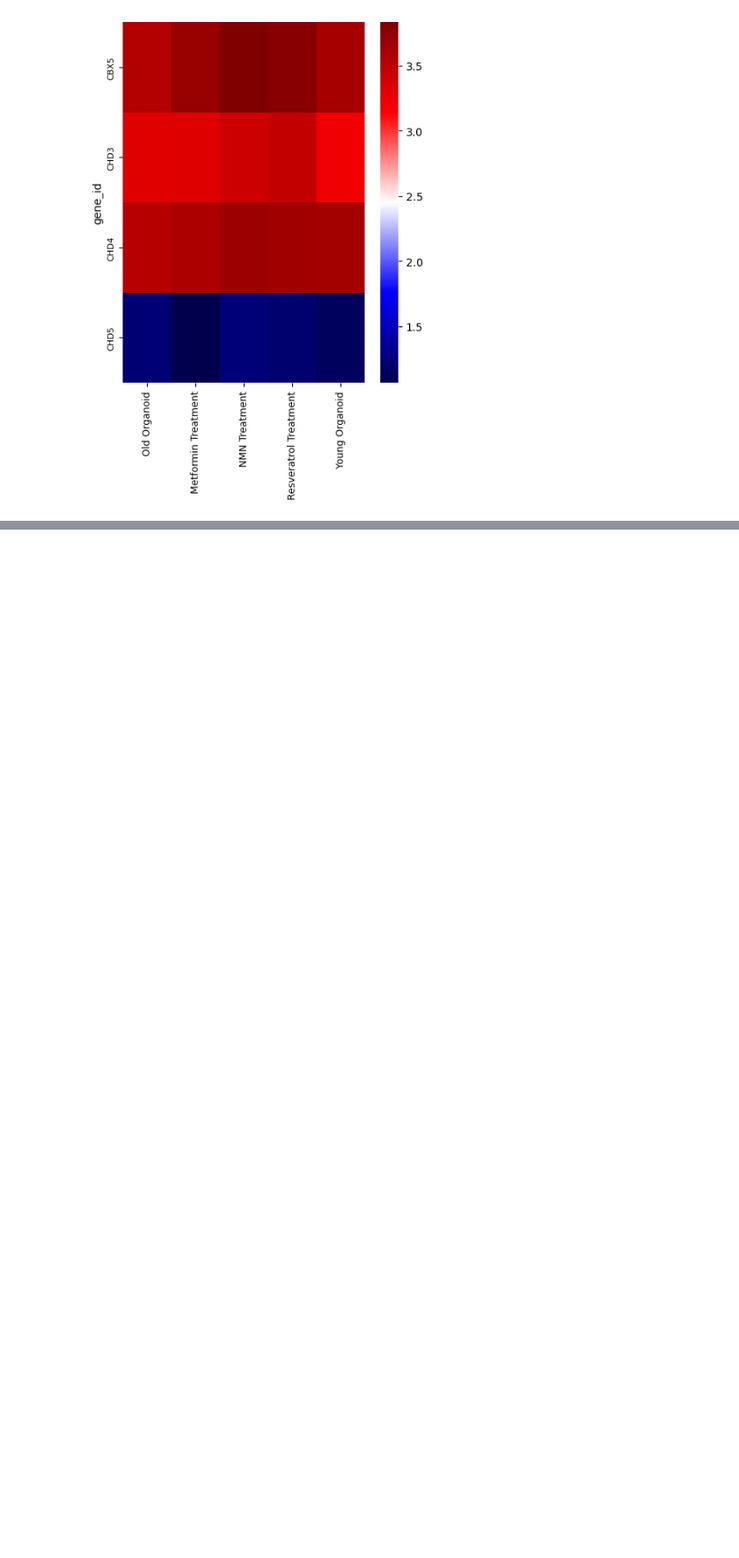
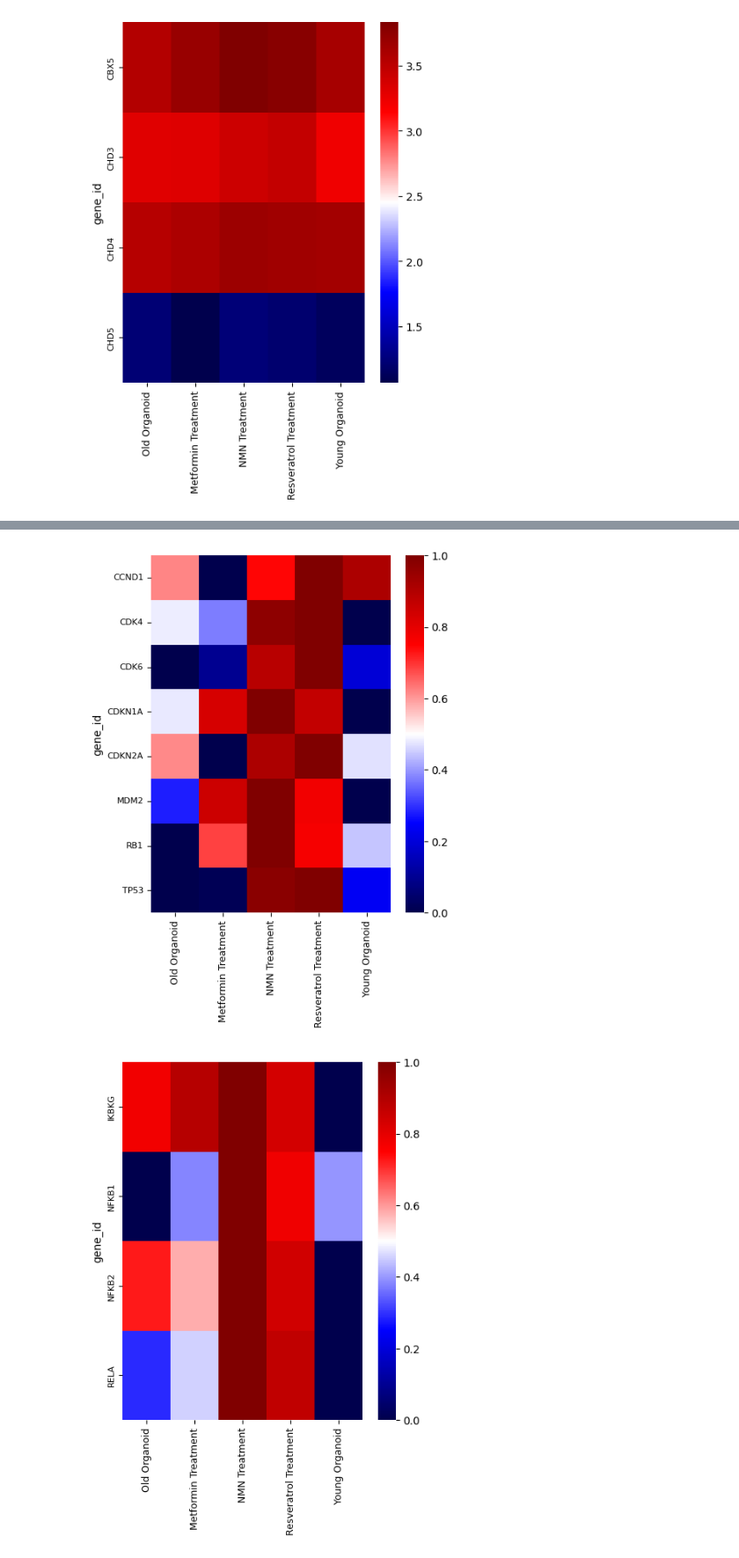
Before and after one commit to jonahdiamond/aging_work, a Jupyter notebook: main.ipynb, the cells around one changed output, grey strips where cells are left out. Shown: that part at 88% size. Cells and saved outputs as stored; diff of their text form; code cells hidden in the pictures; blank space fills up the shorter version.

Commit message:
created normalized heatmaps to better identify gene expression differences between samples

```diff
--- a/main.ipynb
+++ b/main.ipynb
@@ -544,3 +545,20 @@ divide by zero encountered in log10
 [figure]
 [figure]
 [figure]
+# %%
+
+
+#heatmap_scaled = (heatmap.max() - heatmap)/(heatmap.max() - heatmap.min())
+#heatmap_scaled
+
+# Create a MinMaxScaler object
+scaler = mms(feature_range=(0, 1))
+
+# Scale the DataFrame row by row
+scaled_data = scaler.fit_transform(heatmap.values.T).T
+
+# Create a new DataFrame with scaled values
+scaled_df = pd.DataFrame(scaled_data, columns=heatmap.columns, index=heatmap.index)
+
+print("Scaled DataFrame:")
+print(scaled_df)
@@ -546,0 +583,22 @@ divide by zero encountered in log10
+# %%
+#heatmap_scaled = heatmap_scaled[heatmap_scaled.index.isin(hm_genes)]
+heatmap_scaled = scaled_df[scaled_df.index.isin(hm_genes)]
+heatmap_scaled_group1 = heatmap_scaled[heatmap_scaled.index.isin(hm_group1)]
+heatmap_scaled_group2 = heatmap_scaled[heatmap_scaled.index.isin(hm_group2)]
+heatmap_scaled_group3 = heatmap_scaled[heatmap_scaled.index.isin(hm_group3)]
+heatmap_scaled_group4 = heatmap_scaled[heatmap_scaled.index.isin(hm_group4)]
+heatmap_scaled_group5 = heatmap_scaled[heatmap_scaled.index.isin(hm_group5)]
+heatmap_scaled_group6 = heatmap_scaled[heatmap_scaled.index.isin(hm_group6)]
+#
+#heatmap = heatmap.dropna()
+
+# Generate the heatmap without hierarchical clustering
+visuz.gene_exp.hmap(df=heatmap_scaled_group1, figname='Heatmap Group 1', rowclus=False, colclus=False, dim=(5, 6), tickfont=(9, 8), show=True)
+visuz.gene_exp.hmap(df=heatmap_scaled_group2, figname='Heatmap Group 2', rowclus=False, colclus=False, dim=(5, 6), tickfont=(9, 8), show=True)
+visuz.gene_exp.hmap(df=heatmap_scaled_group3, figname='Heatmap Group 3', rowclus=False, colclus=False, dim=(5, 6), tickfont=(9, 8), show=True)
+#visuz.gene_exp.hmap(df=heatmap_group4, figname='Heatmap Group 4', rowclus=False, colclus=False, dim=(5, 6), tickfont=(9, 8), show=True)
+visuz.gene_exp.hmap(df=heatmap_scaled_group5, figname='Heatmap Group 5', rowclus=False, colclus=False, dim=(5, 6), tickfont=(9, 8), show=True)
+visuz.gene_exp.hmap(df=heatmap_scaled_group6, figname='Heatmap Group 6', rowclus=False, colclus=False, dim=(5, 6), tickfont=(9, 8), show=True)
+# %% [output]
+[figure, added]
+[figure, added]
```
Also changed, not shown: parts of 3 cells of this notebook.
